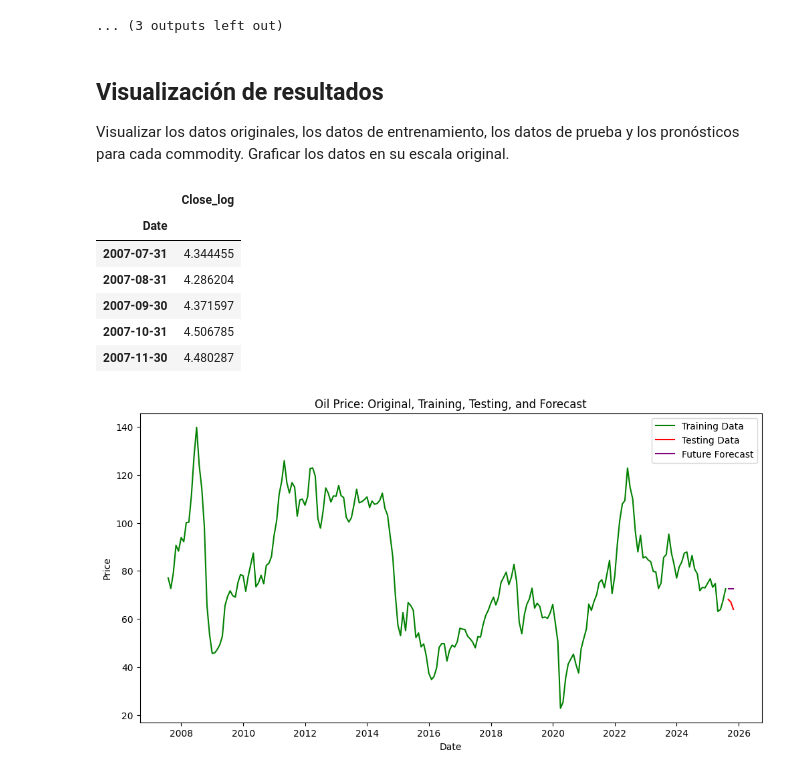
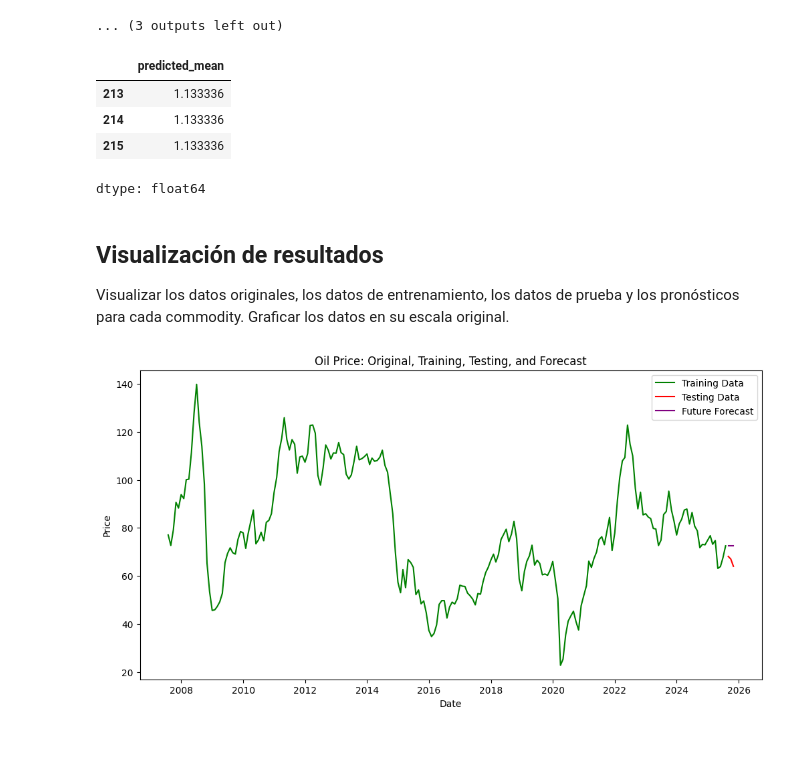
Before and after one commit to MaxLinares/afg_, a Jupyter notebook: afg_II.ipynb, the cells around one changed output. Saved outputs shown, nothing was run; the diff lists cells and outputs as text; code cells hidden in the pictures; blank space fills up the shorter version.

```diff
--- a/afg_II.ipynb
+++ b/afg_II.ipynb
@@ -360,19 +360,19 @@ silver_monthly = silver_data.copy()
 gold_monthly = gold_data.copy()
 natural_gas_monthly = natural_gas_data.copy()
 
-# 2. Crear la columna logarítmica para cada DataFrame
-oil_monthly['Close_log'] = np.log(oil_monthly['petroleo_brent'])
-copper_monthly['Close_log'] = np.log(copper_monthly['cobre'])
-silver_monthly['Close_log'] = np.log(silver_monthly['plata'])
-gold_monthly['Close_log'] = np.log(gold_monthly['oro'])
-natural_gas_monthly['Close_log'] = np.log(natural_gas_monthly['gas_natural'])
+# # 2. Crear la columna logarítmica para cada DataFrame
+# oil_monthly['Close_log'] = np.log(oil_monthly['petroleo_brent'])
+# copper_monthly['Close_log'] = np.log(copper_monthly['cobre'])
+# silver_monthly['Close_log'] = np.log(silver_monthly['plata'])
+# gold_monthly['Close_log'] = np.log(gold_monthly['oro'])
+# natural_gas_monthly['Close_log'] = np.log(natural_gas_monthly['gas_natural'])
 
-# 3. Mantener solo la columna 'Close_log' y el índice original
-oil_monthly = oil_monthly[['Close_log']].copy()
-copper_monthly = copper_monthly[['Close_log']].copy()
-silver_monthly = silver_monthly[['Close_log']].copy()
-gold_monthly = gold_monthly[['Close_log']].copy()
-natural_gas_monthly = natural_gas_monthly[['Close_log']].copy()
+# # 3. Mantener solo la columna 'Close_log' y el índice original
+# oil_monthly = oil_monthly[['Close_log']].copy()
+# copper_monthly = copper_monthly[['Close_log']].copy()
+# silver_monthly = silver_monthly[['Close_log']].copy()
+# gold_monthly = gold_monthly[['Close_log']].copy()
+# natural_gas_monthly = natural_gas_monthly[['Close_log']].copy()
 
 print("Logarithmic transformation applied to the 'Close' column of all monthly commodity dataframes.")
 # %% [output]
@@ -749,20 +759,18 @@ Gold Future Forecast (Original Scale):
 | 218 | 3293.199951 |
 dtype: float64
 ... (3 outputs left out)
+# %%
+natural_gas_predictions.head()
+# %% [output]
+|  | predicted_mean |
+| 213 | 1.133336 |
+| 214 | 1.133336 |
+| 215 | 1.133336 |
+dtype: float64
 # %% [markdown]
 ## Visualización de resultados
 
 Visualizar los datos originales, los datos de entrenamiento, los datos de prueba y los pronósticos para cada commodity. Graficar los datos en su escala original.
-# %%
-oil_monthly.head()
-# %% [output]
-|  | Close_log |
-| Date |  |
-| 2007-07-31 | 4.344455 |
-| 2007-08-31 | 4.286204 |
-| 2007-09-30 | 4.371597 |
-| 2007-10-31 | 4.506785 |
-| 2007-11-30 | 4.480287 |
 # %%
 # Get the last date from the training data for each commodity
 last_oil_date = oil_train.index[-1]
```
Also changed, not shown: parts of 3 cells of this notebook.
